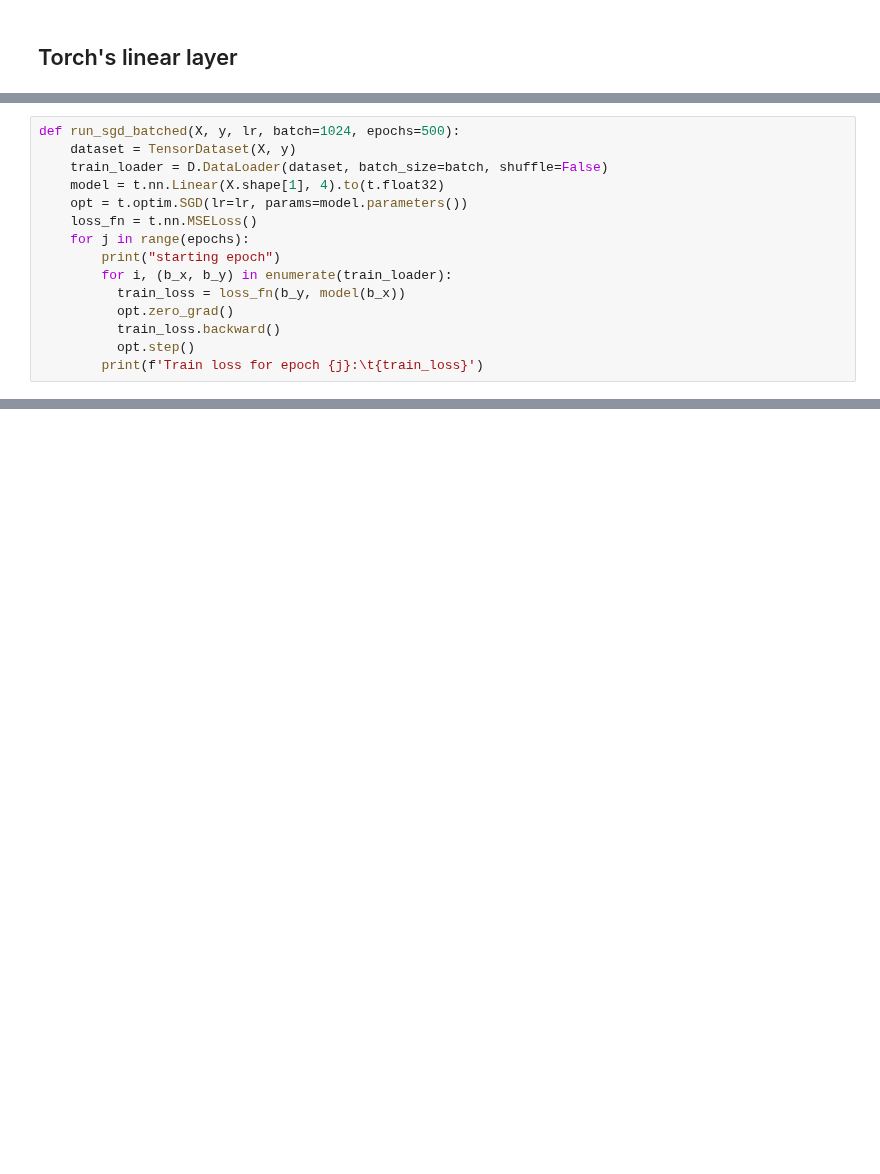
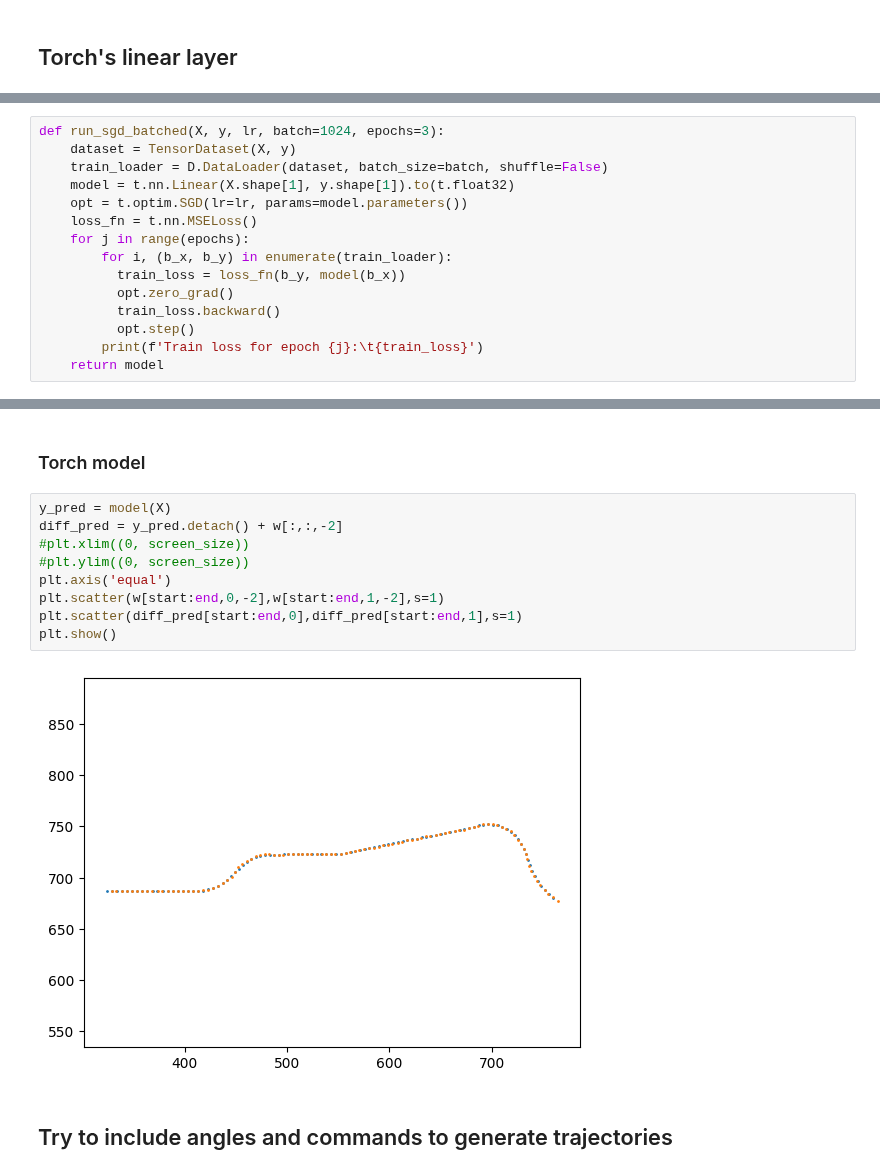
Before and after one commit to cgadski/autotude, a Jupyter notebook: rl/notebooks/state_transition_model/next_pos_problem.ipynb, the cells around one changed output, grey strips where cells are left out. Drawn from its saved outputs; the diff is of its cells as text; blank space fills up the shorter version.

```diff
--- a/rl/notebooks/state_transition_model/next_pos_problem.ipynb
+++ b/rl/notebooks/state_transition_model/next_pos_problem.ipynb
@@ -161,16 +87,16 @@ Train loss for iteration 1000:  0.20257702469825745
 # %%
-def run_sgd_batched(X, y, lr, batch=1024, epochs=500):
+def run_sgd_batched(X, y, lr, batch=1024, epochs=3):
     dataset = TensorDataset(X, y)
     train_loader = D.DataLoader(dataset, batch_size=batch, shuffle=False)
-    model = t.nn.Linear(X.shape[1], 4).to(t.float32)
+    model = t.nn.Linear(X.shape[1], y.shape[1]).to(t.float32)
     opt = t.optim.SGD(lr=lr, params=model.parameters())
     loss_fn = t.nn.MSELoss()
     for j in range(epochs):
-        print("starting epoch")
         for i, (b_x, b_y) in enumerate(train_loader):
           train_loss = loss_fn(b_y, model(b_x))
           opt.zero_grad()
           train_loss.backward()
           opt.step()
         print(f'Train loss for epoch {j}:\t{train_loss}')
+    return model
 # %%
@@ -192,0 +151,15 @@ KeyboardInterrupt:
+# %% [markdown]
+### Torch model
+# %%
+y_pred = model(X)
+diff_pred = y_pred.detach() + w[:,:,-2]
+#plt.xlim((0, screen_size))
+#plt.ylim((0, screen_size))
+plt.axis('equal')
+plt.scatter(w[start:end,0,-2],w[start:end,1,-2],s=1)
+plt.scatter(diff_pred[start:end,0],diff_pred[start:end,1],s=1)
+plt.show()
+# %% [output]
+[figure, added]
+# %% [markdown]
+## Try to include angles and commands to generate trajectories
```
Also changed, not shown: parts of 24 cells of this notebook.
